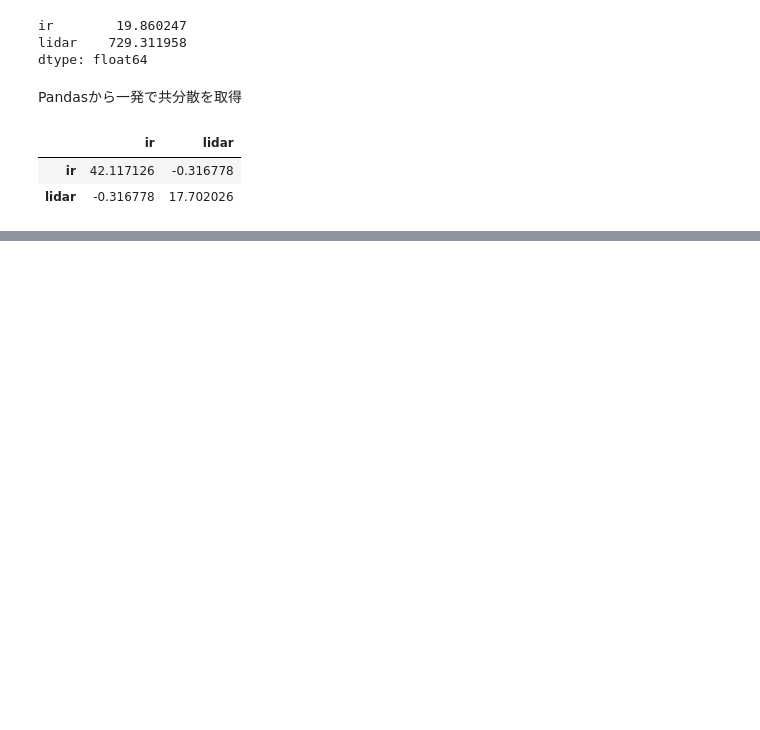
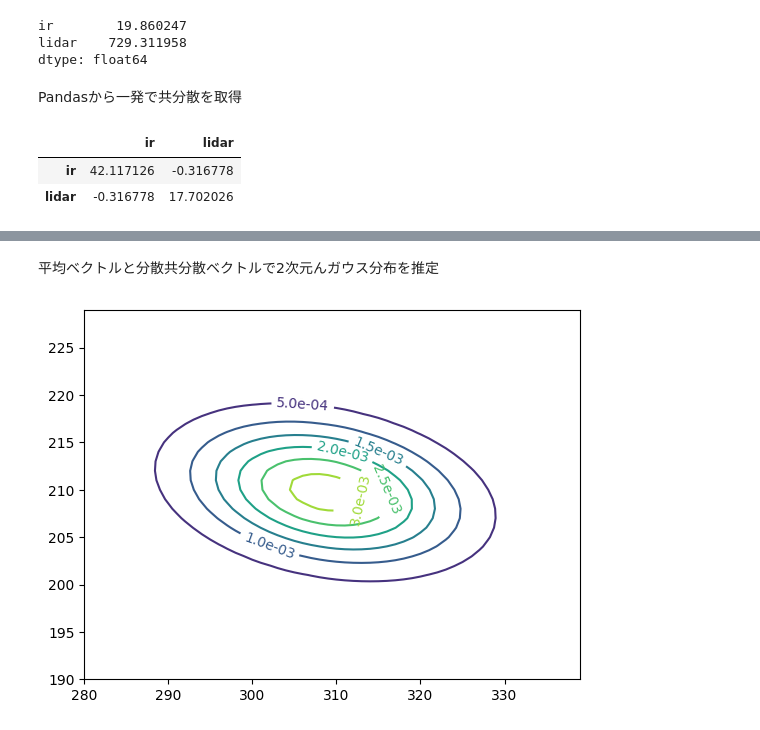
Before and after one commit to inoueshinichi/Book_StatisticsRobotics, a Jupyter notebook: multi_gauss1.ipynb, the cells around one changed output, grey strips where cells are left out. Cells and saved outputs as stored; diff of their text form; code cells hidden in the pictures; blank space fills up the shorter version.

```diff
--- a/multi_gauss1.ipynb
+++ b/multi_gauss1.ipynb
@@ -98,0 +227,17 @@ d.cov() # 分散共分散行列
+# %% [markdown]
+平均ベクトルと分散共分散ベクトルで2次元んガウス分布を推定
+# %%
+import numpy as np
+from scipy.stats import multivariate_normal
+
+x, y = np.mgrid[280:340, 190:230]
+pos = np.empty(x.shape + (2,))
+pos[...,0] = x
+pos[...,1] = y
+
+irlidar = multivariate_normal(mean=d.mean().values.T, cov=d.cov().values)
+cont = plt.contour(x,y,irlidar.pdf(pos))
+cont.clabel(fmt='%1.1e')
+plt.show()
+# %% [output]
+[figure, added]
```
Also changed, not shown: parts of 23 cells of this notebook, 2 other files.
